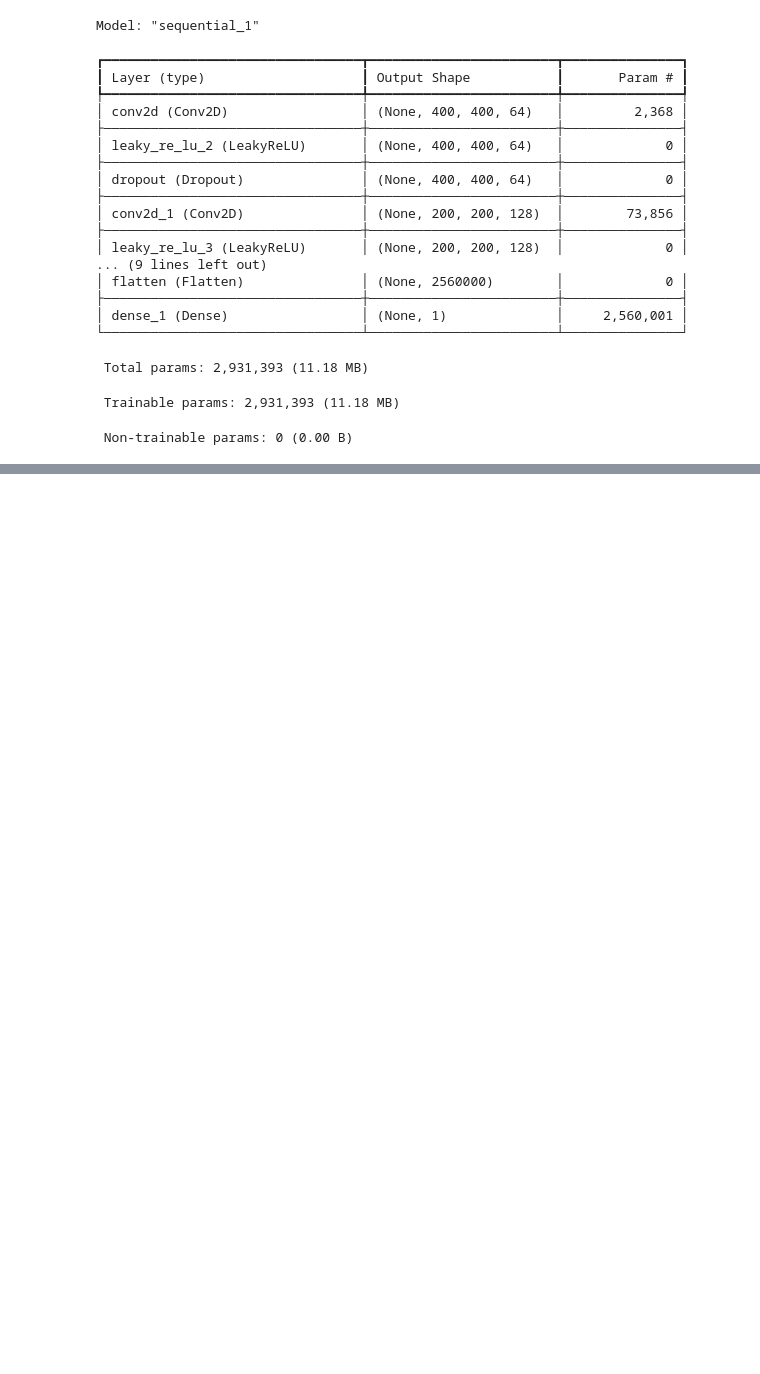
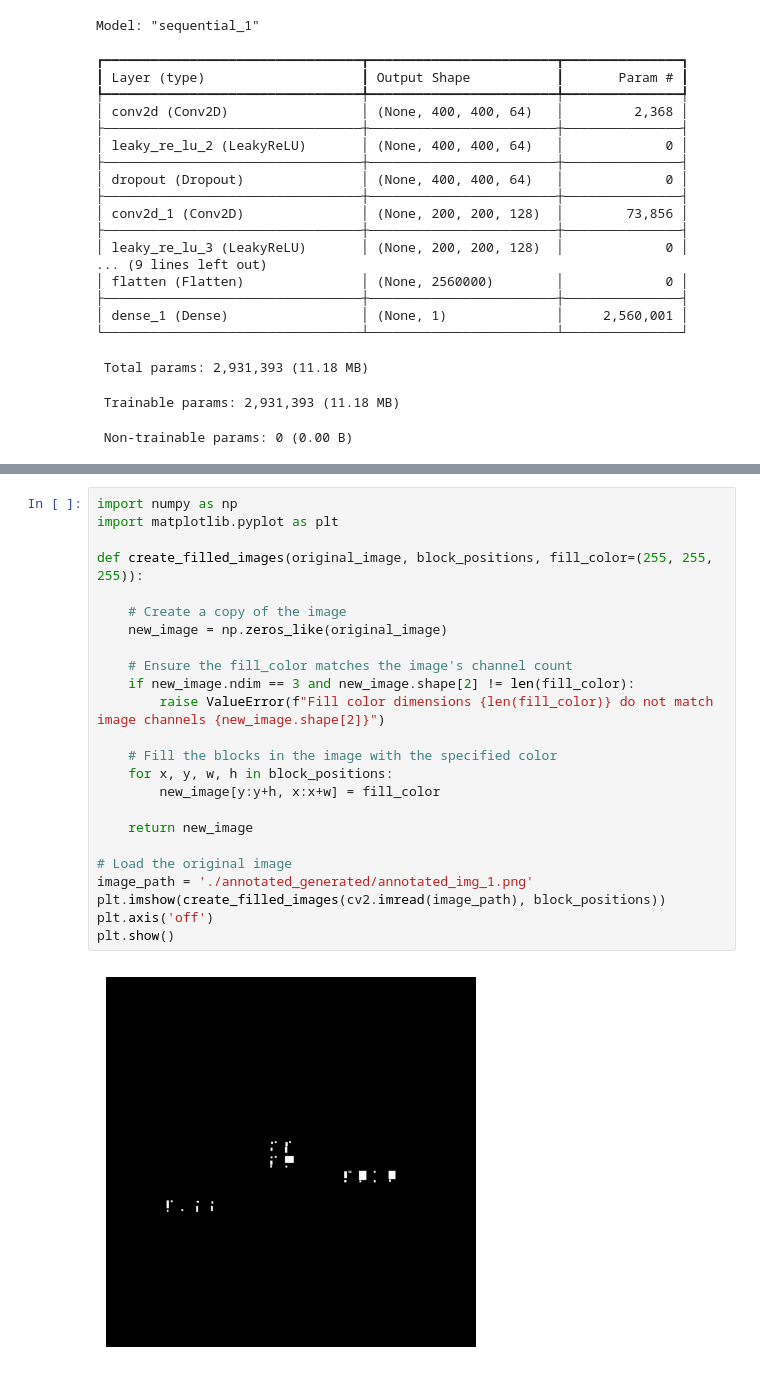
Before and after one commit to parthgala1/Game-AI, a Jupyter notebook: GAN.ipynb, the cells around one changed output, grey strips where cells are left out. Saved outputs shown, nothing was run; the diff lists cells and outputs as text; blank space fills up the shorter version.

```diff
--- a/GAN.ipynb
+++ b/GAN.ipynb
@@ -548,0 +550,26 @@ KeyboardInterrupt:
+# %%
+import numpy as np
+import matplotlib.pyplot as plt
+
+def create_filled_images(original_image, block_positions, fill_color=(255, 255, 255)):
+
+    # Create a copy of the image
+    new_image = np.zeros_like(original_image)
+
+    # Ensure the fill_color matches the image's channel count
+    if new_image.ndim == 3 and new_image.shape[2] != len(fill_color):
+        raise ValueError(f"Fill color dimensions {len(fill_color)} do not match image channels {new_image.shape[2]}")
+
+    # Fill the blocks in the image with the specified color
+    for x, y, w, h in block_positions:
+        new_image[y:y+h, x:x+w] = fill_color
+
+    return new_image
+
+# Load the original image
+image_path = './annotated_generated/annotated_img_1.png'
+plt.imshow(create_filled_images(cv2.imread(image_path), block_positions))
+plt.axis('off')
+plt.show()
+# %% [output]
+[figure, added]
```
Also changed, not shown: parts of 14 cells of this notebook, 15 other files.
